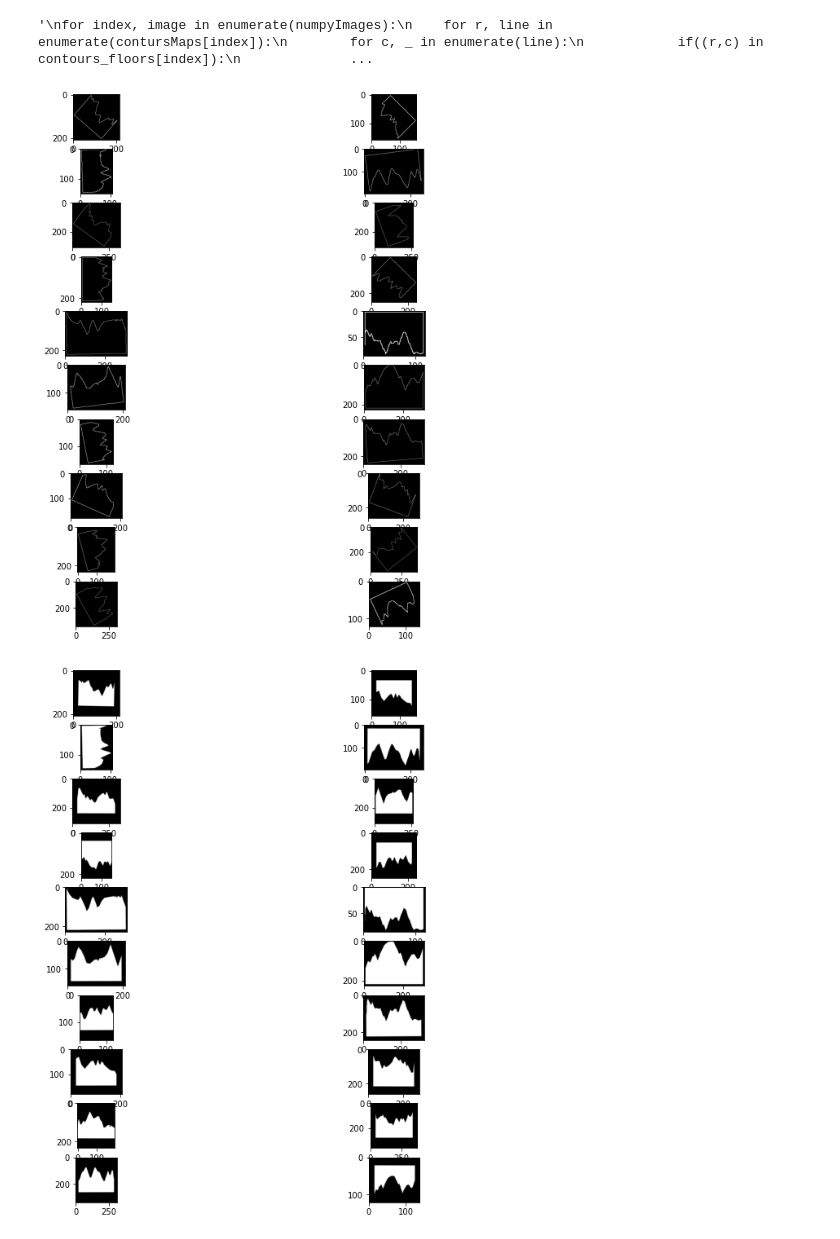
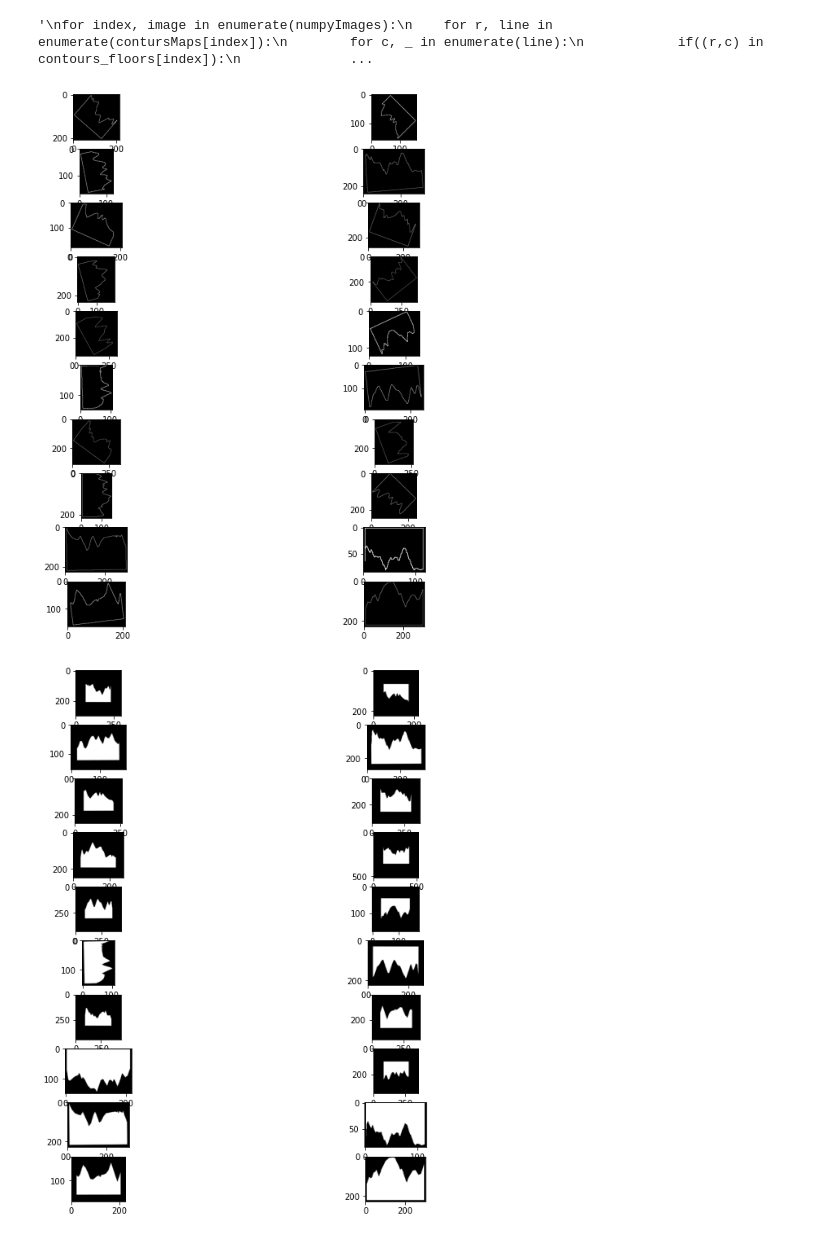
Before and after one commit to Dombearx/piro1, a Jupyter notebook: Official.ipynb, the cells around one changed output. Saved outputs shown, nothing was run; the diff lists cells and outputs as text; code cells hidden in the pictures.

Commit message:
Fix images order

```diff
--- a/Official.ipynb
+++ b/Official.ipynb
@@ -15,6 +16,7 @@ from skimage.measure import find_contours
 # %%
 images = []
 
+
 for image_path in glob.glob("dane/set1/*.png"):
     image = io.imread(image_path, as_gray=True)
-    images.append(image)
+    images.append((int(os.path.basename(image_path)[:-4]), image))
@@ -20,0 +43,2 @@ for image_path in glob.glob("dane/set1/*.png"):
+# %%
+images.sort(key=lambda x: x[0])
@@ -21,3 +65,5 @@ for image_path in glob.glob("dane/set1/*.png"):
+# %%
+images = [img for _, img in images]
 # %%
 fig, axs = plt.subplots(int(len(images)/2),2, figsize=(12,12))
 
@@ -87,31 +133,31 @@ for image in contursMaps:
     axs[math.floor(index / 2),index % 2].imshow(image, cmap='gray', vmin=0, vmax=1)
     index += 1
 # %% [output]
-[figure, old version]
+[figure, new version]
 # %%
 fig, axs = plt.subplots(int(len(images)/2),2, figsize=(12,12))
-import imutils
+from scipy import ndimage
 index = 0
 
 imgs_rotated = []
 
 for image, contursMap in zip(numpyImages, contursMaps):
 
     angles = []
 
     lines = cv2.HoughLinesP(contursMap, 1, math.pi / 180.0, 50, minLineLength=50, maxLineGap=5)
     for x1, y1, x2, y2 in lines[0]:
         cv2.line(contursMap, (x1, y1), (x2, y2), (255, 0, 0), 3)
         angle = math.degrees(math.atan2(y2 - y1, x2 - x1))
         angles.append(angle)
 
     median_angle = np.median(angles)
-    imgs_rotated.append(imutils.rotate(image, median_angle))
+    imgs_rotated.append(ndimage.rotate(image, median_angle))
 
     axs[math.floor(index / 2),index % 2].imshow(imgs_rotated[-1], cmap='gray', vmin=0, vmax=255)
     index += 1
 # %% [output]
-[figure, old version]
+[figure, new version]
 # %%
 def check_orient(image):
     height, width = image.shape
```
Also changed, not shown: parts of 10 cells of this notebook.
